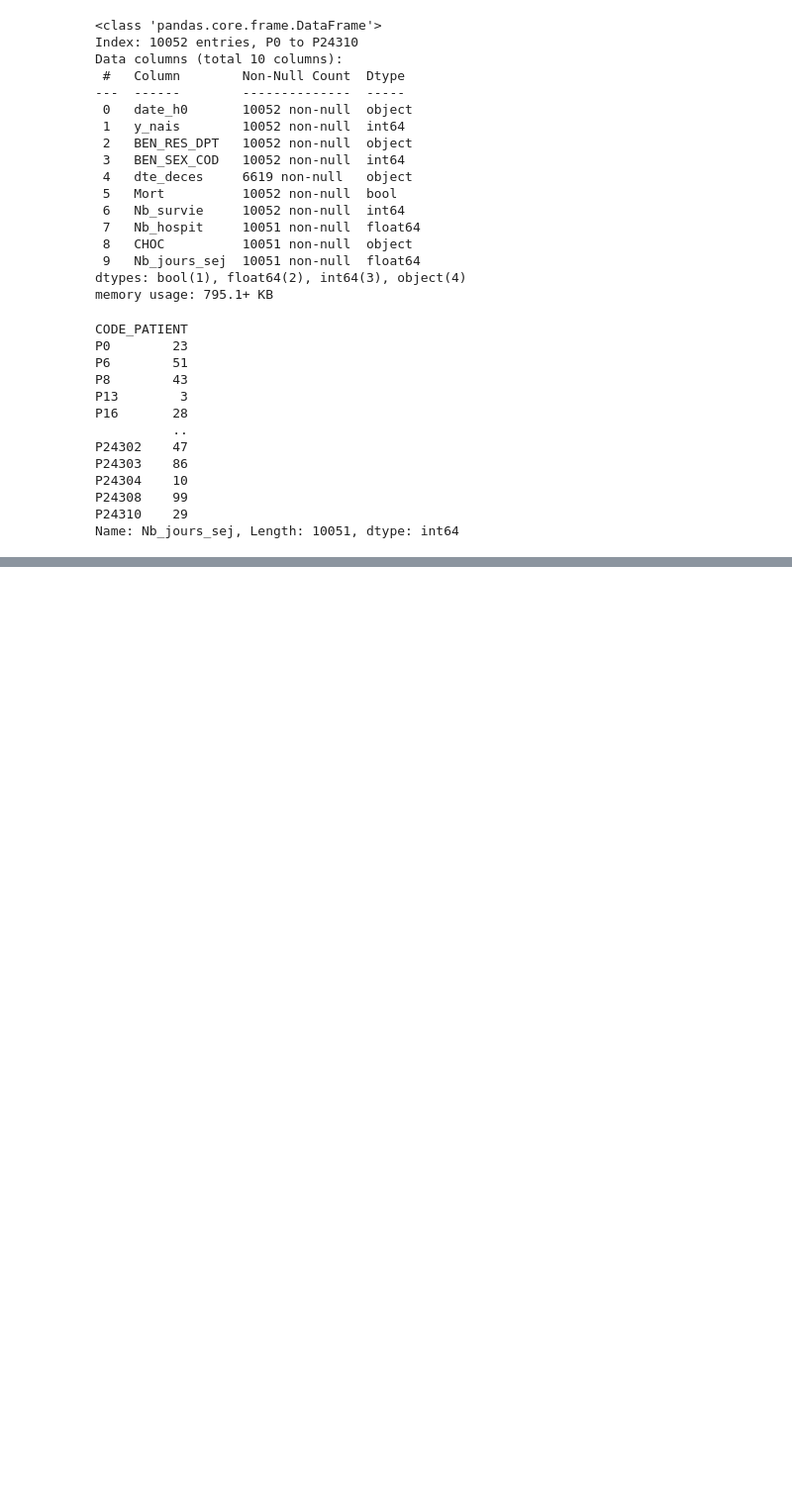
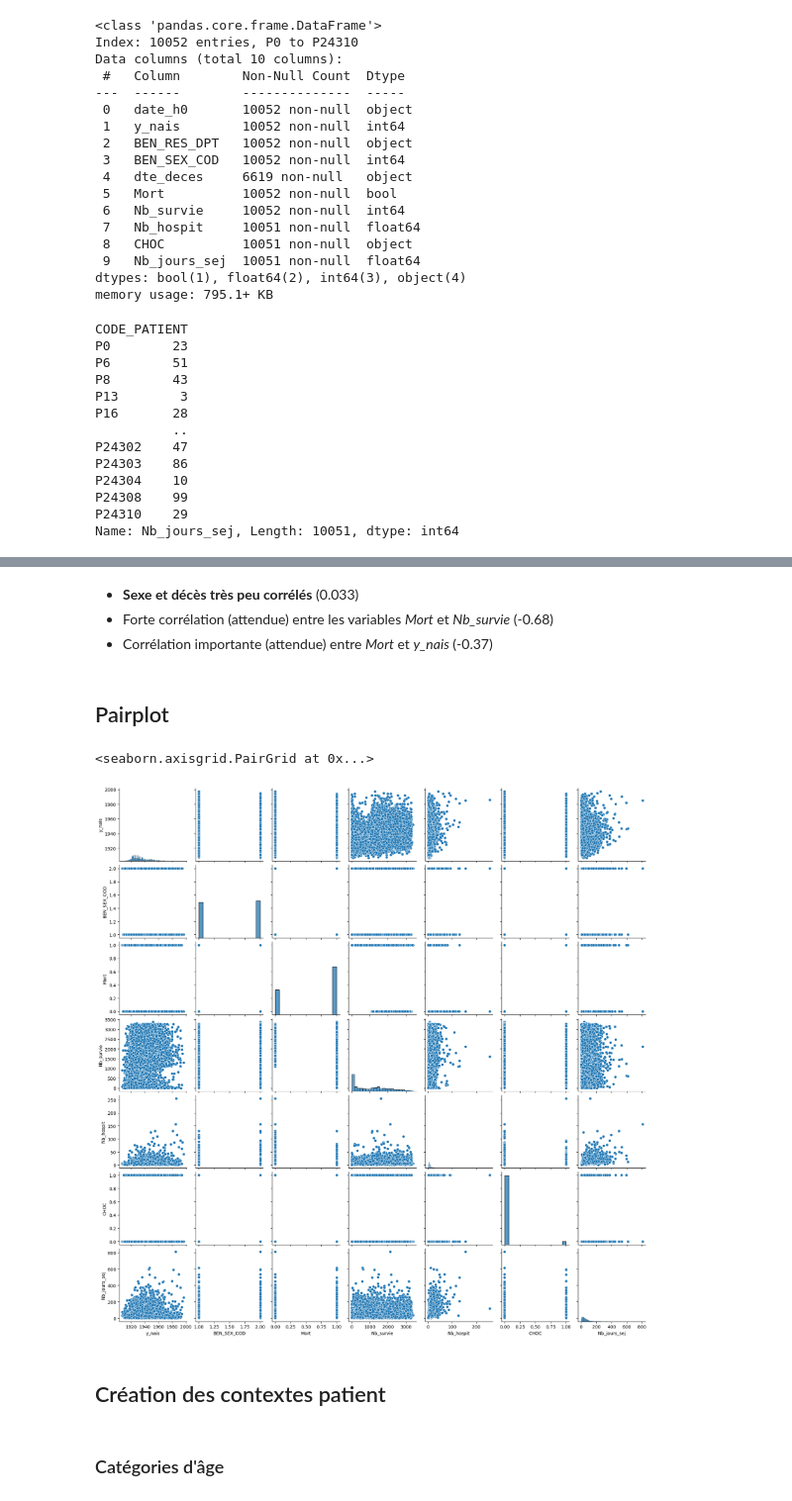
Before and after one commit to Kirscher/TextMining_Parcours_de_soin, a Jupyter notebook: EDA.ipynb, the cells around one changed output, grey strips where cells are left out. Shown at 99% size. Drawn from its saved outputs; the diff is of its cells as text; code cells hidden in the pictures; blank space fills up the shorter version.

```diff
--- a/EDA.ipynb
+++ b/EDA.ipynb
@@ -314,0 +355,15 @@ Name: Nb_jours_sej, Length: 10051, dtype: int64
+# %% [markdown]
++ **Sexe et décès très peu corrélés** (0.033)
++ Forte corrélation (attendue) entre les variables *Mort* et *Nb_survie* (-0.68)
++ Corrélation importante (attendue) entre *Mort* et *y_nais* (-0.37)
+# %% [markdown]
+## Pairplot
+# %%
+sns.pairplot(patient)
+# %% [output]
+<seaborn.axisgrid.PairGrid at 0x...>
+[figure, new version]
+# %% [markdown]
+## Création des contextes patient
+# %% [markdown]
+### Catégories d'âge
```
Also changed, not shown: parts of 25 cells of this notebook, 1 other file.
